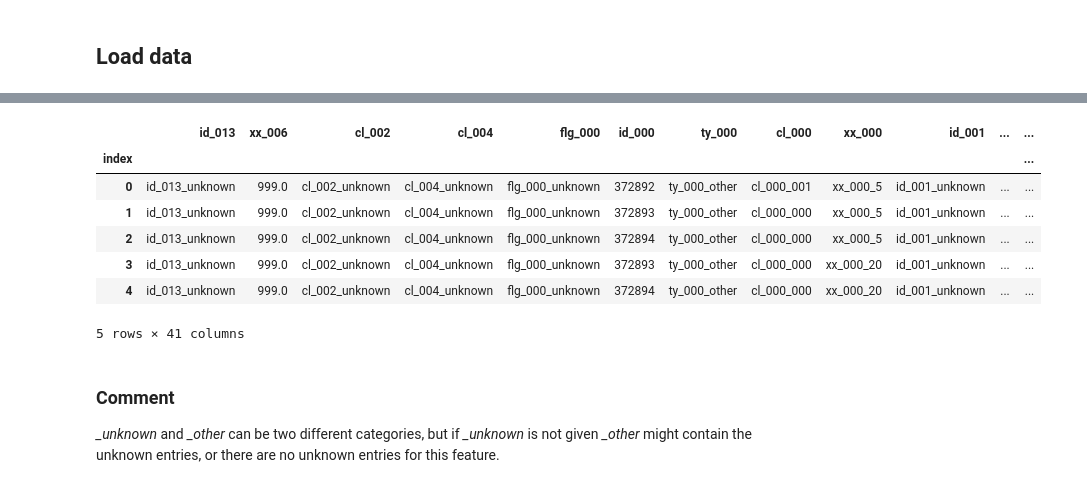
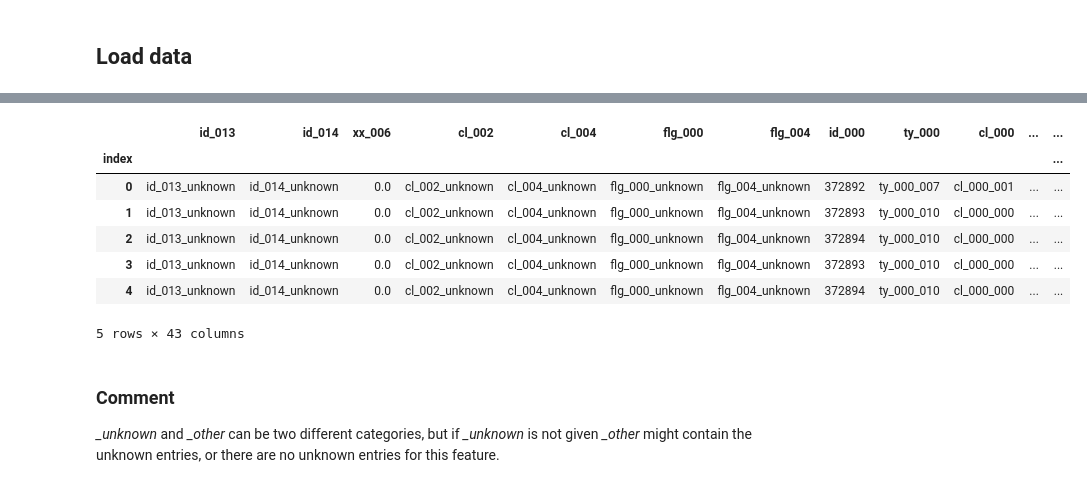
Before and after one commit to Lisalottel/Springboard, a Jupyter notebook: Capstone_03/03_EDA.ipynb, the cells around one changed output, grey strips where cells are left out. Saved outputs shown, nothing was run; the diff lists cells and outputs as text; code cells hidden in the pictures.

```diff
--- a/Capstone_03/03_EDA.ipynb
+++ b/Capstone_03/03_EDA.ipynb
@@ -24,15 +86,15 @@ cnx.close()
 # %%
-df_combo= pd.read_sql('SELECT * FROM data_error','sqlite:///../data/data2.db',index_col='index')
+df_combo= pd.read_sql('SELECT * FROM data_extra_base_error','sqlite:///../data/data2.db',index_col='index')
 df_combo.head()
 # %% [output]
-|  | id_013 | xx_006 | cl_002 | cl_004 | flg_000 | id_000 | ty_000 | cl_000 | xx_000 | id_001 | ... | ... |
+|  | id_013 | id_014 | xx_006 | cl_002 | cl_004 | flg_000 | flg_004 | id_000 | ty_000 | cl_000 | ... | ... |
 | index |  |  |  |  |  |  |  |  |  |  |  | ... |
-| 0 | id_013_unknown | 999.0 | cl_002_unknown | cl_004_unknown | flg_000_unknown | 372892 | ty_000_other | cl_000_001 | xx_000_5 | id_001_unknown | ... | ... |
-| 1 | id_013_unknown | 999.0 | cl_002_unknown | cl_004_unknown | flg_000_unknown | 372893 | ty_000_other | cl_000_000 | xx_000_5 | id_001_unknown | ... | ... |
-| 2 | id_013_unknown | 999.0 | cl_002_unknown | cl_004_unknown | flg_000_unknown | 372894 | ty_000_other | cl_000_000 | xx_000_5 | id_001_unknown | ... | ... |
-| 3 | id_013_unknown | 999.0 | cl_002_unknown | cl_004_unknown | flg_000_unknown | 372893 | ty_000_other | cl_000_000 | xx_000_20 | id_001_unknown | ... | ... |
-| 4 | id_013_unknown | 999.0 | cl_002_unknown | cl_004_unknown | flg_000_unknown | 372894 | ty_000_other | cl_000_000 | xx_000_20 | id_001_unknown | ... | ... |
+| 0 | id_013_unknown | id_014_unknown | 0.0 | cl_002_unknown | cl_004_unknown | flg_000_unknown | flg_004_unknown | 372892 | ty_000_007 | cl_000_001 | ... | ... |
+| 1 | id_013_unknown | id_014_unknown | 0.0 | cl_002_unknown | cl_004_unknown | flg_000_unknown | flg_004_unknown | 372893 | ty_000_010 | cl_000_000 | ... | ... |
+| 2 | id_013_unknown | id_014_unknown | 0.0 | cl_002_unknown | cl_004_unknown | flg_000_unknown | flg_004_unknown | 372894 | ty_000_010 | cl_000_000 | ... | ... |
+| 3 | id_013_unknown | id_014_unknown | 0.0 | cl_002_unknown | cl_004_unknown | flg_000_unknown | flg_004_unknown | 372893 | ty_000_010 | cl_000_000 | ... | ... |
+| 4 | id_013_unknown | id_014_unknown | 0.0 | cl_002_unknown | cl_004_unknown | flg_000_unknown | flg_004_unknown | 372894 | ty_000_010 | cl_000_000 | ... | ... |
-5 rows × 41 columns
+5 rows × 43 columns
 # %% [markdown]
 ### Comment
 *_unknown* and *_other* can be two different categories, but if *_unknown* is not given *_other* might contain the unknown entries, or there are no unknown entries for this feature.
```
Also changed, not shown: parts of 30 cells of this notebook, 3 other files.
